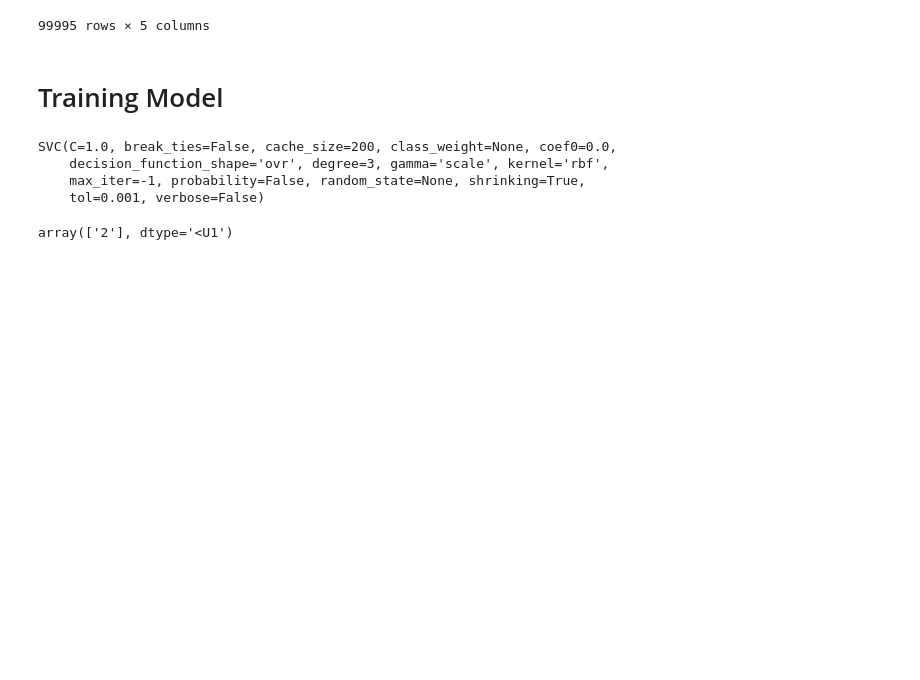
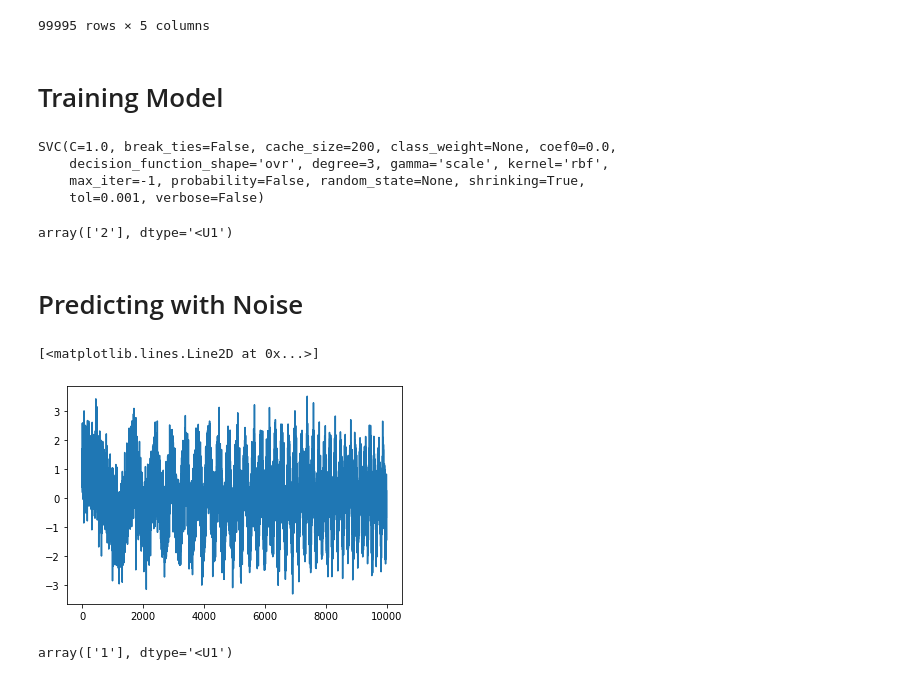
Before and after one commit to omarimran2000/Machine-Learning-for-Chirp-Detection, a Jupyter notebook: CHIRP.ipynb, the cells around one changed output. Cells and saved outputs as stored; diff of their text form; code cells hidden in the pictures; blank space fills up the shorter version.

Commit message:
Adding predictions for noisy chirps

```diff
--- a/CHIRP.ipynb
+++ b/CHIRP.ipynb
@@ -150,3 +150,13 @@ x_predict = np.array(chirp_dataset['2']).reshape(1,-1)
 clf.predict(x_predict)
 # %% [output]
 array(['2'], dtype='<U1')
+# %% [markdown]
+# Predicting with Noise
+# %%
+snr = 0
+whiteNoisePoints = complexWhiteNoise(nSamples)/(10**(snr/20))
+p = chirp([0,1],nSamples,samplingFrequency) + whiteNoisePoints
+plt.plot(p)
+# %% [output]
+[<matplotlib.lines.Line2D at 0x...>]
+[figure, added]
@@ -152,0 +165,5 @@ array(['2'], dtype='<U1')
+# %%
+x_predict = np.array(match_filter).reshape(1,-1)
+clf.predict(x_predict)
+# %% [output]
+array(['1'], dtype='<U1')
```
Also changed, not shown: parts of 3 cells of this notebook.
